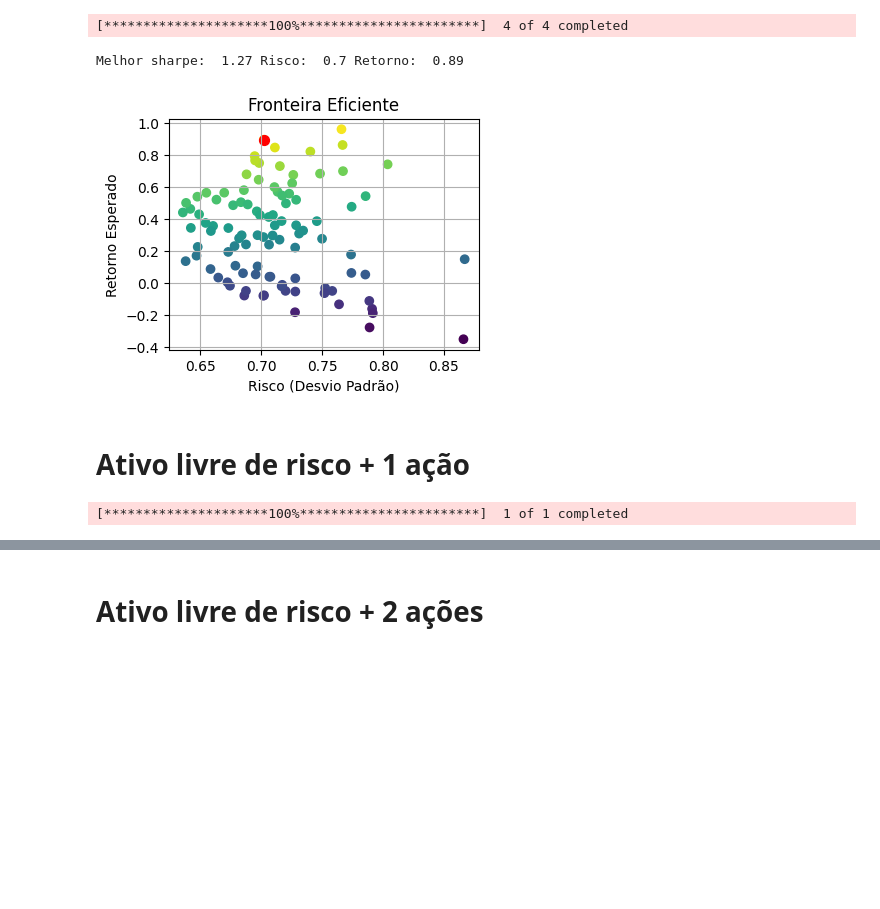
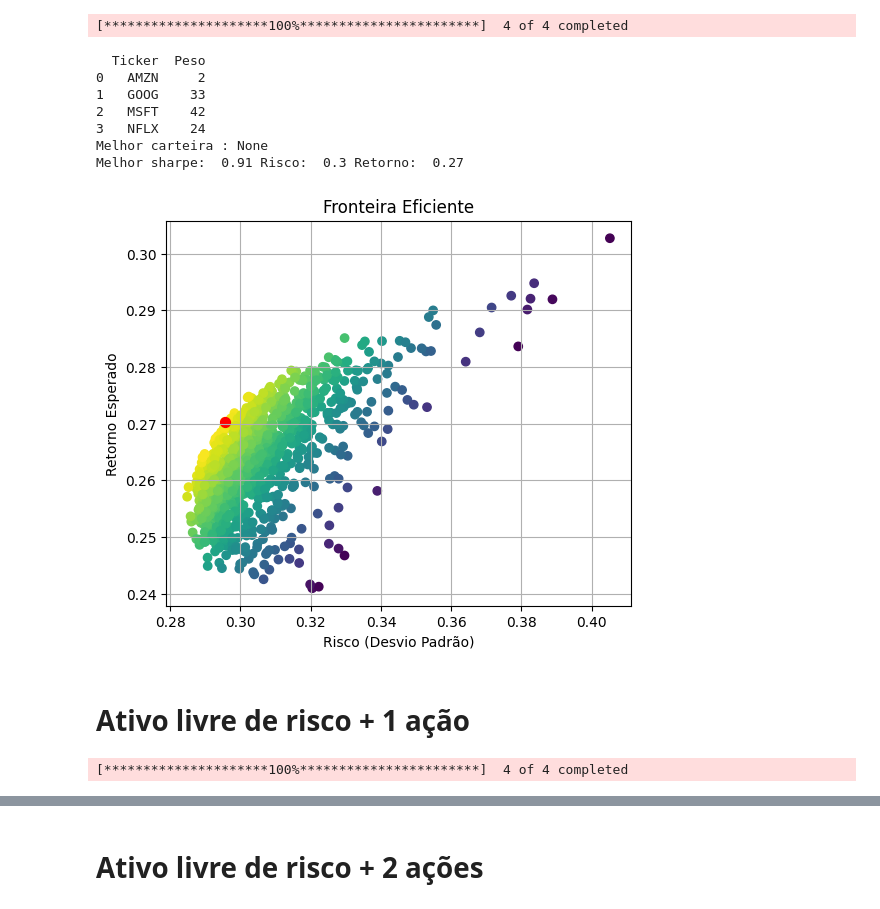
Before and after one commit to Roterdamjr/Mestrado, a Jupyter notebook: Markowitz_Simples.ipynb, the cells around one changed output, grey strips where cells are left out. Drawn from its saved outputs; the diff is of its cells as text; code cells hidden in the pictures; blank space fills up the shorter version.

```diff
--- a/Markowitz_Simples.ipynb
+++ b/Markowitz_Simples.ipynb
@@ -159,29 +200,39 @@ Melhor sharpe:  1.12 Risco:  0.71 Retorno:  0.8
 # Carteira com varios pesos
 # %%
 df_precos = pd.DataFrame()
-tickers = ['ITUB4.SA', 'PETR4.SA', 'LREN3.SA', 'MDIA3.SA']
-#tickers = ['ITUB4.SA', 'PETR4.SA']
-df_precos = yf.download(tickers,  "2020-01-01", "2024-12-31")['Close']
+tickers = ['AMZN', 'GOOG', 'MSFT', 'NFLX']
+
+df_precos = yf.download(tickers,  "2020-01-01", "2024-12-31", auto_adjust=False)['Adj Close']
 df = df_precos.pct_change()
 df = df.dropna()
 # %% [output]
 [*********************100%***********************]  4 of 4 completed
 # %%
-carteiras = fn_gera_carteiras(df ,100)
+carteiras = fn_gera_carteiras(df ,1000)
 retornos, riscos, pesos, sharpe = carteiras['retornos'], carteiras['riscos'], carteiras['pesos'], carteiras['sharpes']
-plota(retornos, riscos)
+
+indice = np.array(sharpe).argmax()
+print('Melhor carteira :',fn_plota_tabela(tickers, carteiras['pesos'][indice]))
+
+plota(carteiras, retornos, riscos)
 # %% [output]
-Melhor sharpe:  1.27 Risco:  0.7 Retorno:  0.89
+  Ticker  Peso
+0   AMZN     2
+1   GOOG    33
+2   MSFT    42
+3   NFLX    24
+Melhor carteira : None
+Melhor sharpe:  0.91 Risco:  0.3 Retorno:  0.27
-[figure, old version]
+[figure, new version]
 # %% [markdown]
 # Ativo livre de risco + 1 ação
 # %%
 df_precos = pd.DataFrame()
-tickers = [ 'PETR4.SA']
+tickers = ['AMZN', 'GOOG', 'MSFT', 'NFLX']
 
-df_precos = yf.download(tickers,  "2020-01-01", "2024-12-31",auto_adjust=True)['Close']
+df_precos = yf.download(tickers,  "2020-01-01", "2024-12-31", auto_adjust=False)['Adj Close']
 df = df_precos.pct_change()
 df = df.dropna()
 # %% [output]
-[*********************100%***********************]  1 of 1 completed
+[*********************100%***********************]  4 of 4 completed
 # %%
```
Also changed, not shown: parts of 13 cells of this notebook.
